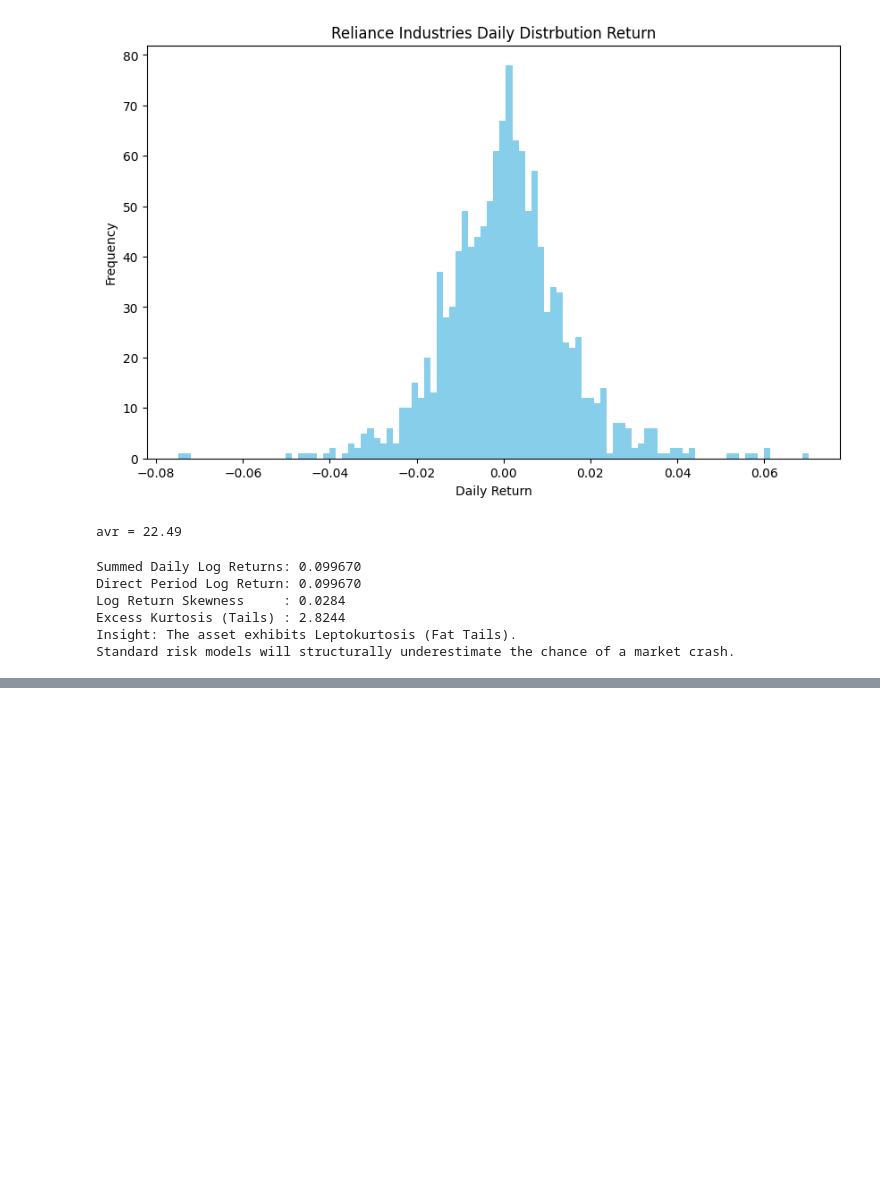
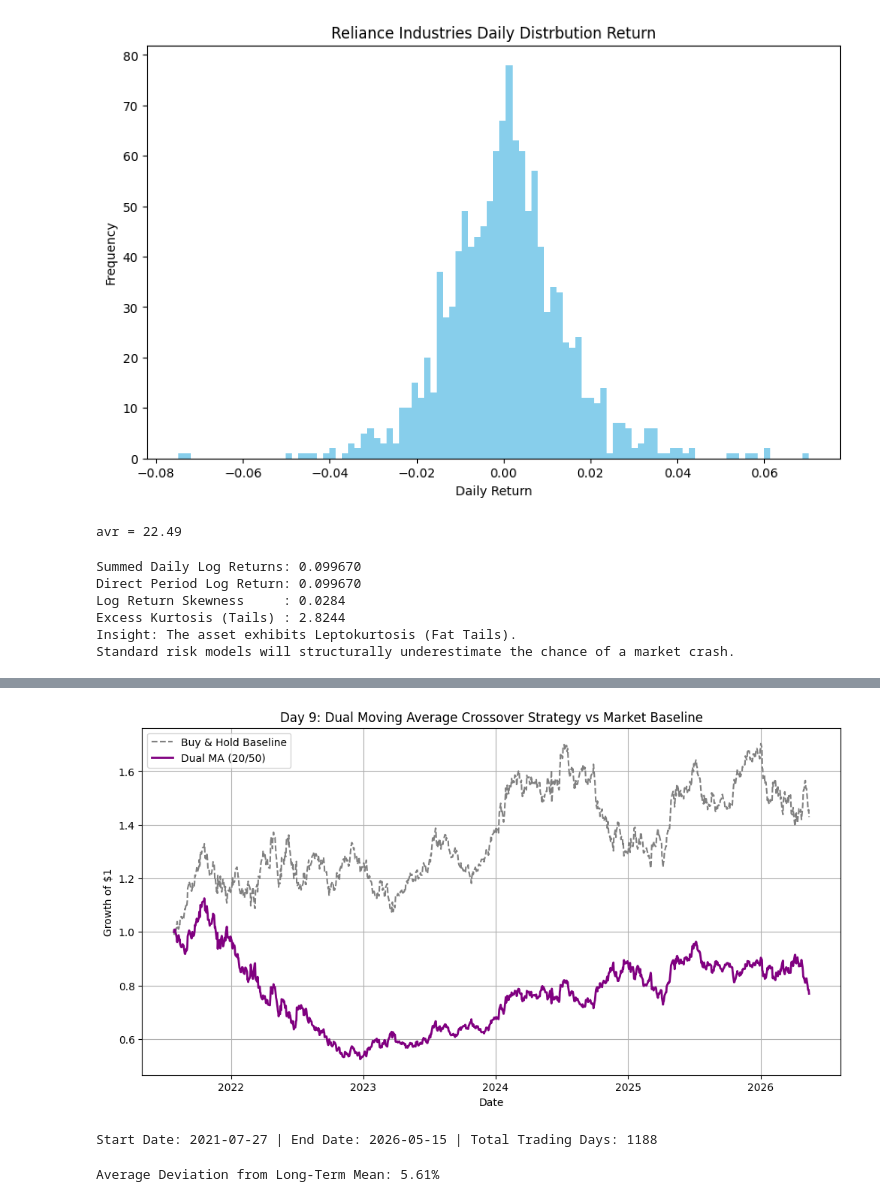
Before and after one commit to justcode00/quant_summer_2026, a Jupyter notebook: week1_analysis.ipynb, the cells around one changed output, grey strips where cells are left out. Cells and saved outputs as stored; diff of their text form; code cells hidden in the pictures; blank space fills up the shorter version.

```diff
--- a/week1_analysis.ipynb
+++ b/week1_analysis.ipynb
@@ -251,0 +350,19 @@ Signal: Bearish Momentum-> The current price is lower than the average of the pr
+# %%
+#windows 20 is the fast moving average and 50 is the slow moving acerage
+df_dual = data.copy().sort_index()
+
+df_dual['Fast_MA'] = df_dual['Close'].rolling(window = 20).mean()
+df_dual['Slow_MA'] = df_dual['Close'].rolling(window = 50).mean()
+
+df_dual['Signal'] = np.where(df_dual['Fast_MA'] > df_dual['Slow_MA'],1 ,-1)
+df_dual['Position'] = df_dual['Signal'].shift(1)
+
+df_dual = df_dual.dropna()
+# %%
+df_dual['Market_Return'] = df_dual['Close'].pct_change()
+df_dual['Strategy_Return'] = df_dual['Market_Return'] * df_dual['Position']
+
+df_dual['Baseline_Equity'] = (1 + df_dual['Market_Return'].fillna(0)).cumprod()
+df_dual['Strategy_Equity'] = (1 + df_dual['Strategy_Return'].fillna(0)).cumprod()
+
+df_dual.tail()
@@ -251,0 +377,26 @@ Signal: Bearish Momentum-> The current price is lower than the average of the pr
+# %%
+plt.figure(figsize=(12, 6))
+plt.plot(df_dual['Baseline_Equity'], label='Buy & Hold Baseline', color='gray', linestyle='--')
+plt.plot(df_dual['Strategy_Equity'], label=f'Dual MA ({20}/{50})', color='purple', linewidth=2)
+
+plt.title(f'Day 9: Dual Moving Average Crossover Strategy vs Market Baseline')
+plt.xlabel('Date')
+plt.ylabel('Growth of $1')
+plt.legend()
+plt.grid(True)
+plt.show()
+# %% [output]
+[figure, added]
+# %%
+ print(f"Start Date: {df_dual.index.min().date()} | End Date: {df_dual.index.max().date()} | Total Trading Days: {len(df_dual)}")
+# %% [output]
+Start Date: 2021-07-27 | End Date: 2026-05-15 | Total Trading Days: 1188
+# %%
+# Time for ADX
+df_diag = data.copy()
+df_diag['SMA_100'] = df_diag['Close'].rolling(window=100).mean()
+df_diag['Dev'] = (df_diag['Close'] - df_diag['SMA_100']).abs() / df_diag['SMA_100']
+
+print(f"Average Deviation from Long-Term Mean: {df_diag['Dev'].mean() * 100:.2f}%")
+# %% [output]
+Average Deviation from Long-Term Mean: 5.61%
```
Also changed, not shown: parts of 12 cells of this notebook.
